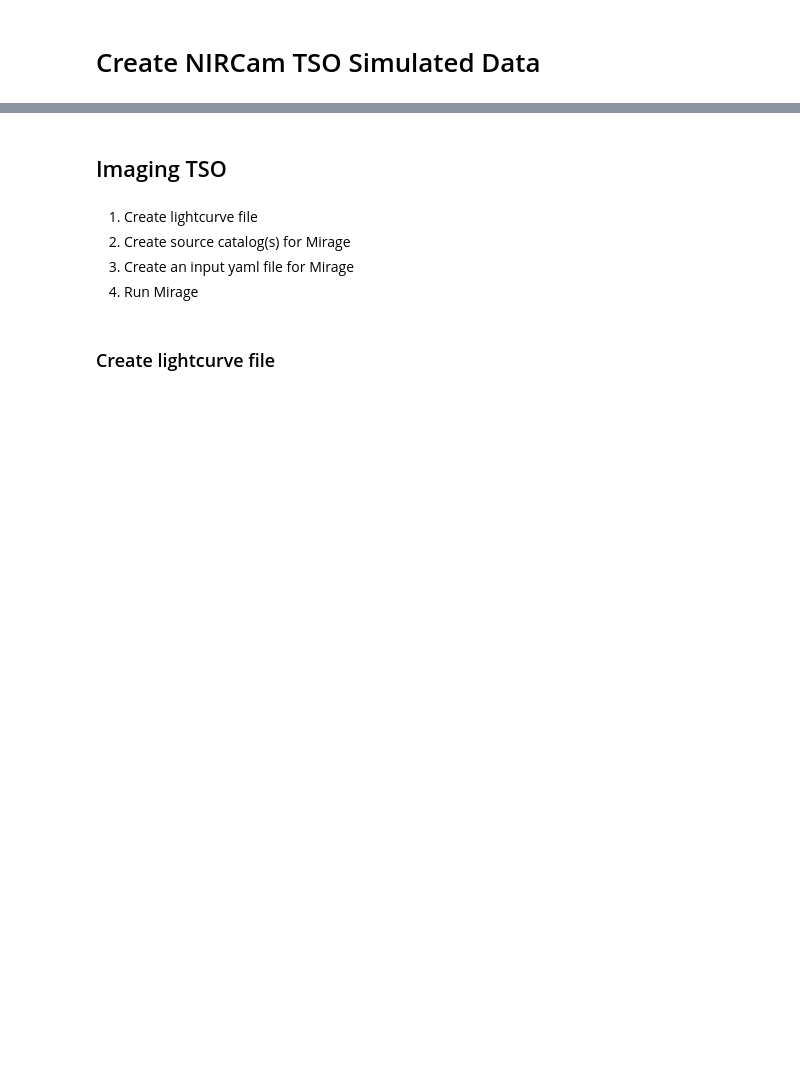
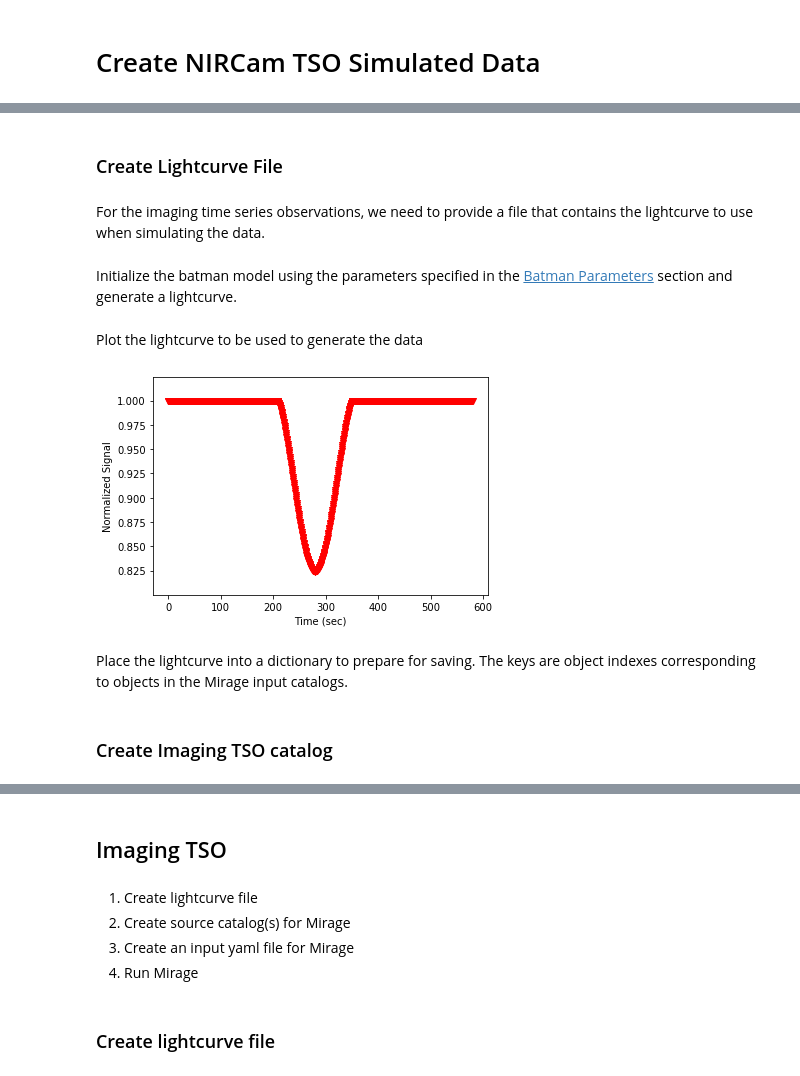
Before and after one commit to spacetelescope/mirage, a Jupyter notebook: examples/NIRCam_TSO_examples.ipynb, the cells around one changed output, grey strips where cells are left out. Saved outputs shown, nothing was run; the diff lists cells and outputs as text; code cells hidden in the pictures; blank space fills up the shorter version.

```diff
--- a/examples/NIRCam_TSO_examples.ipynb
+++ b/examples/NIRCam_TSO_examples.ipynb
@@ -123,0 +158,2 @@ times = np.linspace(0, 151, 1000)  # times at which to calculate light curve
+# %%
+times = np.linspace(0, 580, 1000)  # times at which to calculate light curve
@@ -172,0 +225,7 @@ m.create()
+# %% [markdown]
+<a id="lightcurve_file"></a>
+### Create Lightcurve File
+# %% [markdown]
+For the imaging time series observations, we need to provide a file that contains the lightcurve to use when simulating the data.
+# %% [markdown]
+Initialize the batman model using the parameters specified in the [Batman Parameters](batman_parameters) section and generate a lightcurve.
@@ -172,0 +235,10 @@ m.create()
+# %% [markdown]
+Plot the lightcurve to be used to generate the data
+# %%
+f, a = plt.subplots()
+a.scatter(times, flux, color='red', marker='v')
+a.set_xlabel('Time (sec)')
+a.set_ylabel('Normalized Signal')
+plt.show()
+# %% [output]
+[figure, added]
@@ -172,0 +247,2 @@ m.create()
+# %% [markdown]
+Place the lightcurve into a dictionary to prepare for saving. The keys are object indexes corresponding to objects in the Mirage input catalogs.
@@ -172,0 +256,3 @@ m.create()
+# %% [markdown]
+<a id="imaging_tso_catalog"></a>
+### Create Imaging TSO catalog
```
Also changed, not shown: parts of 165 cells of this notebook, 9 other files.
